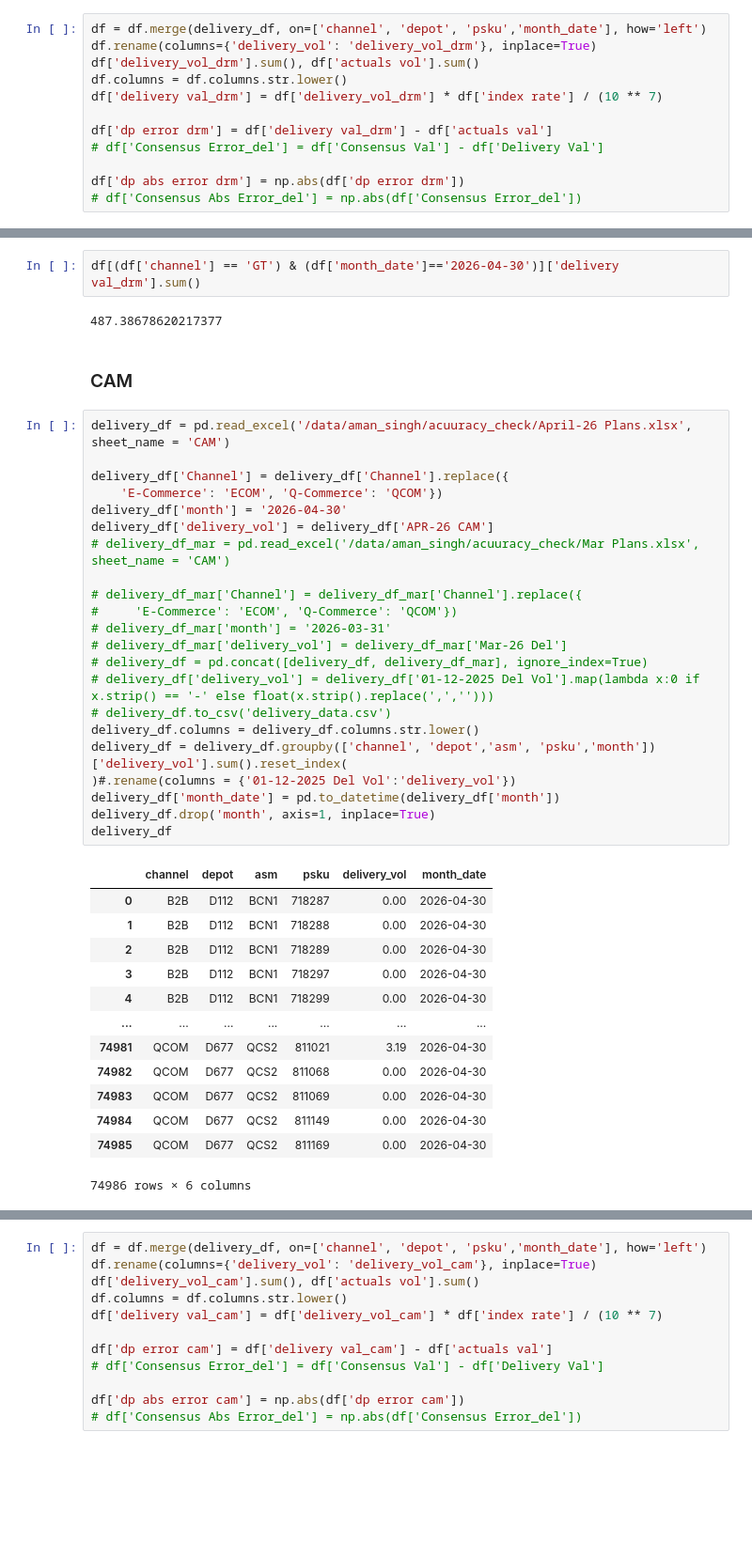
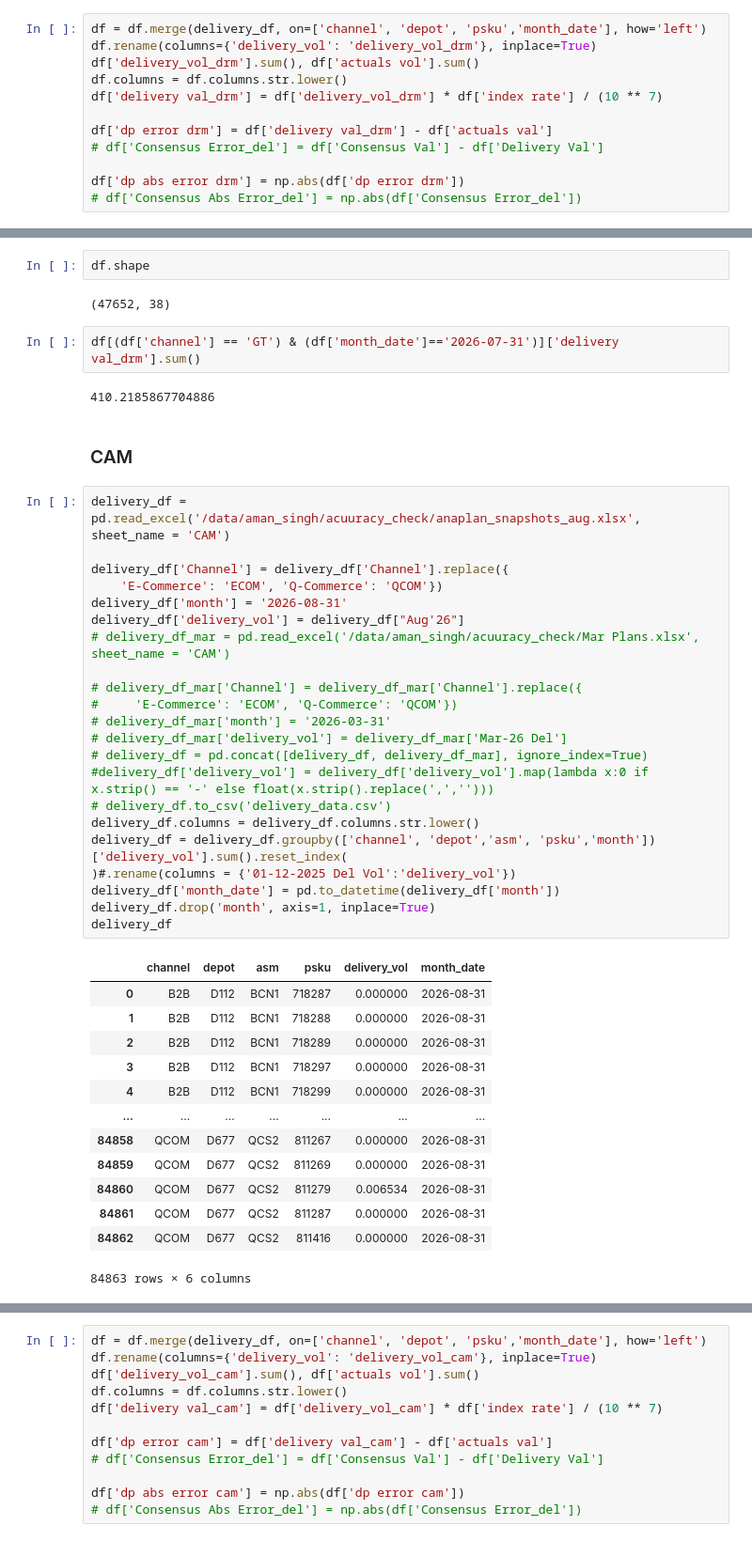
Before and after one commit to DSAmanSingh/collate_results_2, a Jupyter notebook: ALL Channels Accuracy_fva.ipynb, the cells around one changed output, grey strips where cells are left out. Shown at 94% size. Drawn from its saved outputs; the diff is of its cells as text; blank space fills up the shorter version.

```diff
--- a/ALL Channels Accuracy_fva.ipynb
+++ b/ALL Channels Accuracy_fva.ipynb
@@ -936,45 +296,49 @@ dtype: int64
+# %%
+df.shape
+# %% [output]
+(47652, 38)
 # %%
-df[(df['channel'] == 'GT') & (df['month_date']=='2026-04-30')]['delivery val_drm'].sum()
+df[(df['channel'] == 'GT') & (df['month_date']=='2026-07-31')]['delivery val_drm'].sum()
 # %% [output]
-487.38678620217377
+410.2185867704886
 # %% [markdown]
 ### CAM
 # %%
-delivery_df = pd.read_excel('/data/aman_singh/acuuracy_check/April-26 Plans.xlsx', sheet_name = 'CAM')
+delivery_df = pd.read_excel('/data/aman_singh/acuuracy_check/anaplan_snapshots_aug.xlsx', sheet_name = 'CAM')
 
 delivery_df['Channel'] = delivery_df['Channel'].replace({
     'E-Commerce': 'ECOM', 'Q-Commerce': 'QCOM'})
-delivery_df['month'] = '2026-04-30'
-delivery_df['delivery_vol'] = delivery_df['APR-26 CAM']
+delivery_df['month'] = '2026-08-31'
+delivery_df['delivery_vol'] = delivery_df["Aug'26"]
 # delivery_df_mar = pd.read_excel('/data/aman_singh/acuuracy_check/Mar Plans.xlsx', sheet_name = 'CAM')
 
 # delivery_df_mar['Channel'] = delivery_df_mar['Channel'].replace({
 #     'E-Commerce': 'ECOM', 'Q-Commerce': 'QCOM'})
 # delivery_df_mar['month'] = '2026-03-31'
 # delivery_df_mar['delivery_vol'] = delivery_df_mar['Mar-26 Del']
 # delivery_df = pd.concat([delivery_df, delivery_df_mar], ignore_index=True)
-# delivery_df['delivery_vol'] = delivery_df['01-12-2025 Del Vol'].map(lambda x:0 if x.strip() == '-' else float(x.strip().replace(',','')))
+#delivery_df['delivery_vol'] = delivery_df['delivery_vol'].map(lambda x:0 if x.strip() == '-' else float(x.strip().replace(',','')))
 # delivery_df.to_csv('delivery_data.csv')
 delivery_df.columns = delivery_df.columns.str.lower()
 delivery_df = delivery_df.groupby(['channel', 'depot','asm', 'psku','month'])['delivery_vol'].sum().reset_index(
 )#.rename(columns = {'01-12-2025 Del Vol':'delivery_vol'})
 delivery_df['month_date'] = pd.to_datetime(delivery_df['month'])
 delivery_df.drop('month', axis=1, inplace=True)
 delivery_df
 # %% [output]
 |  | channel | depot | asm | psku | delivery_vol | month_date |
-| 0 | B2B | D112 | BCN1 | 718287 | 0.00 | 2026-04-30 |
-| 1 | B2B | D112 | BCN1 | 718288 | 0.00 | 2026-04-30 |
-| 2 | B2B | D112 | BCN1 | 718289 | 0.00 | 2026-04-30 |
-| 3 | B2B | D112 | BCN1 | 718297 | 0.00 | 2026-04-30 |
-| 4 | B2B | D112 | BCN1 | 718299 | 0.00 | 2026-04-30 |
+| 0 | B2B | D112 | BCN1 | 718287 | 0.000000 | 2026-08-31 |
+| 1 | B2B | D112 | BCN1 | 718288 | 0.000000 | 2026-08-31 |
+| 2 | B2B | D112 | BCN1 | 718289 | 0.000000 | 2026-08-31 |
+| 3 | B2B | D112 | BCN1 | 718297 | 0.000000 | 2026-08-31 |
+| 4 | B2B | D112 | BCN1 | 718299 | 0.000000 | 2026-08-31 |
 | ... | ... | ... | ... | ... | ... | ... |
-| 74981 | QCOM | D677 | QCS2 | 811021 | 3.19 | 2026-04-30 |
-| 74982 | QCOM | D677 | QCS2 | 811068 | 0.00 | 2026-04-30 |
-| 74983 | QCOM | D677 | QCS2 | 811069 | 0.00 | 2026-04-30 |
-| 74984 | QCOM | D677 | QCS2 | 811149 | 0.00 | 2026-04-30 |
-| 74985 | QCOM | D677 | QCS2 | 811169 | 0.00 | 2026-04-30 |
+| 84858 | QCOM | D677 | QCS2 | 811267 | 0.000000 | 2026-08-31 |
+| 84859 | QCOM | D677 | QCS2 | 811269 | 0.000000 | 2026-08-31 |
+| 84860 | QCOM | D677 | QCS2 | 811279 | 0.006534 | 2026-08-31 |
+| 84861 | QCOM | D677 | QCS2 | 811287 | 0.000000 | 2026-08-31 |
+| 84862 | QCOM | D677 | QCS2 | 811416 | 0.000000 | 2026-08-31 |
-74986 rows × 6 columns
+84863 rows × 6 columns
 # %%
 delivery_df = delivery_df.groupby(['channel','depot', 'psku','month_date'])['delivery_vol'].sum().reset_index()
 delivery_df
```
Also changed, not shown: parts of 119 cells of this notebook, 9 other files.
